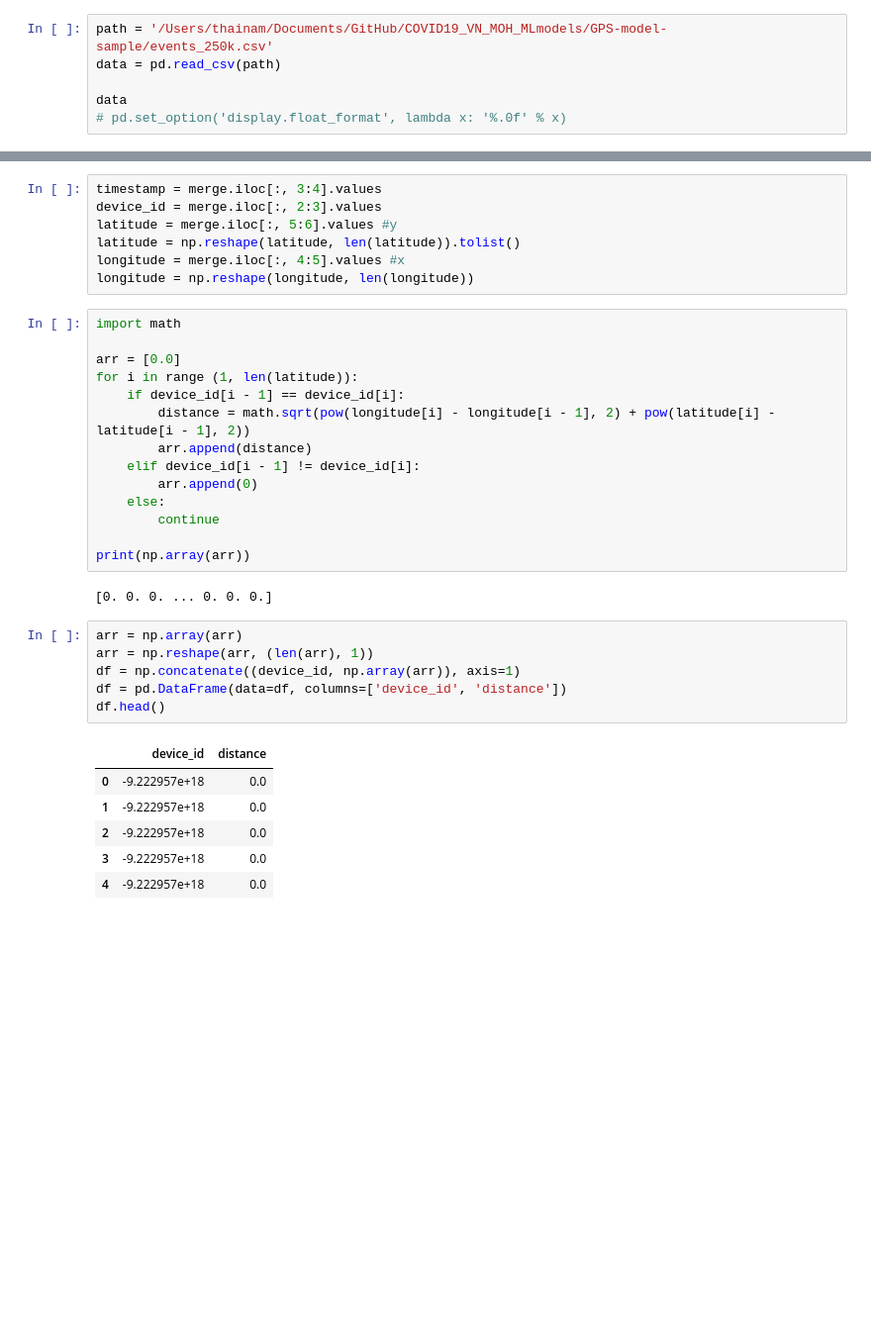
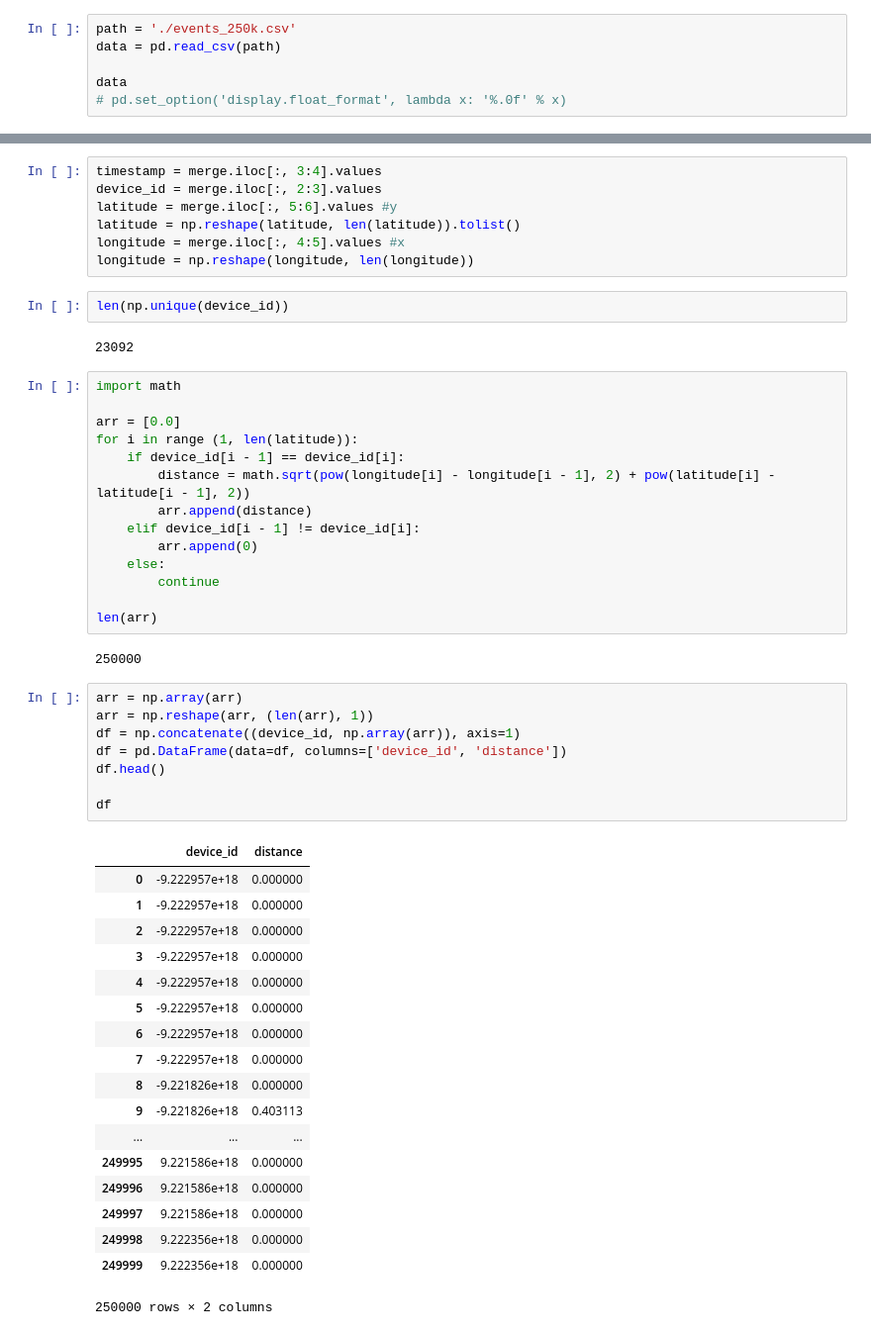
Before and after one commit to hoanganhngo610/COVID19_VN_MOH_MLmodels, a Jupyter notebook: GPS-model-sample/distance.ipynb, the cells around one changed output, grey strips where cells are left out. Shown: that part at 99% size. Drawn from its saved outputs; the diff is of its cells as text; blank space fills up the shorter version.

```diff
--- a/GPS-model-sample/distance.ipynb
+++ b/GPS-model-sample/distance.ipynb
@@ -3,7 +3,7 @@ import numpy as np
 import pandas as pd
 from matplotlib import pyplot as plt
 # %%
-path = '/Users/thainam/Documents/GitHub/COVID19_VN_MOH_MLmodels/GPS-model-sample/events_250k.csv'
+path = './events_250k.csv'
 data = pd.read_csv(path)
 
 data
@@ -46,6 +60,10 @@ latitude = merge.iloc[:, 5:6].values #y
 latitude = np.reshape(latitude, len(latitude)).tolist()
 longitude = merge.iloc[:, 4:5].values #x
 longitude = np.reshape(longitude, len(longitude))
+# %%
+len(np.unique(device_id))
+# %% [output]
+23092
 # %%
 import math
 
@@ -59,19 +77,33 @@ for i in range (1, len(latitude)):
     else:
         continue
 
-print(np.array(arr))
+len(arr)
 # %% [output]
-[0. 0. 0. ... 0. 0. 0.]
+250000
 # %%
 arr = np.array(arr)
 arr = np.reshape(arr, (len(arr), 1))
 df = np.concatenate((device_id, np.array(arr)), axis=1)
 df = pd.DataFrame(data=df, columns=['device_id', 'distance'])
 df.head()
+
+df
 # %% [output]
 |  | device_id | distance |
-| 0 | -9.222957e+18 | 0.0 |
-| 1 | -9.222957e+18 | 0.0 |
-| 2 | -9.222957e+18 | 0.0 |
-| 3 | -9.222957e+18 | 0.0 |
-| 4 | -9.222957e+18 | 0.0 |
+| 0 | -9.222957e+18 | 0.000000 |
+| 1 | -9.222957e+18 | 0.000000 |
+| 2 | -9.222957e+18 | 0.000000 |
+| 3 | -9.222957e+18 | 0.000000 |
+| 4 | -9.222957e+18 | 0.000000 |
+| 5 | -9.222957e+18 | 0.000000 |
+| 6 | -9.222957e+18 | 0.000000 |
+| 7 | -9.222957e+18 | 0.000000 |
+| 8 | -9.221826e+18 | 0.000000 |
+| 9 | -9.221826e+18 | 0.403113 |
+| ... | ... | ... |
+| 249995 | 9.221586e+18 | 0.000000 |
+| 249996 | 9.221586e+18 | 0.000000 |
+| 249997 | 9.221586e+18 | 0.000000 |
+| 249998 | 9.222356e+18 | 0.000000 |
+| 249999 | 9.222356e+18 | 0.000000 |
+250000 rows × 2 columns
```
Also changed, not shown: parts of 10 cells of this notebook, 1 other file.
